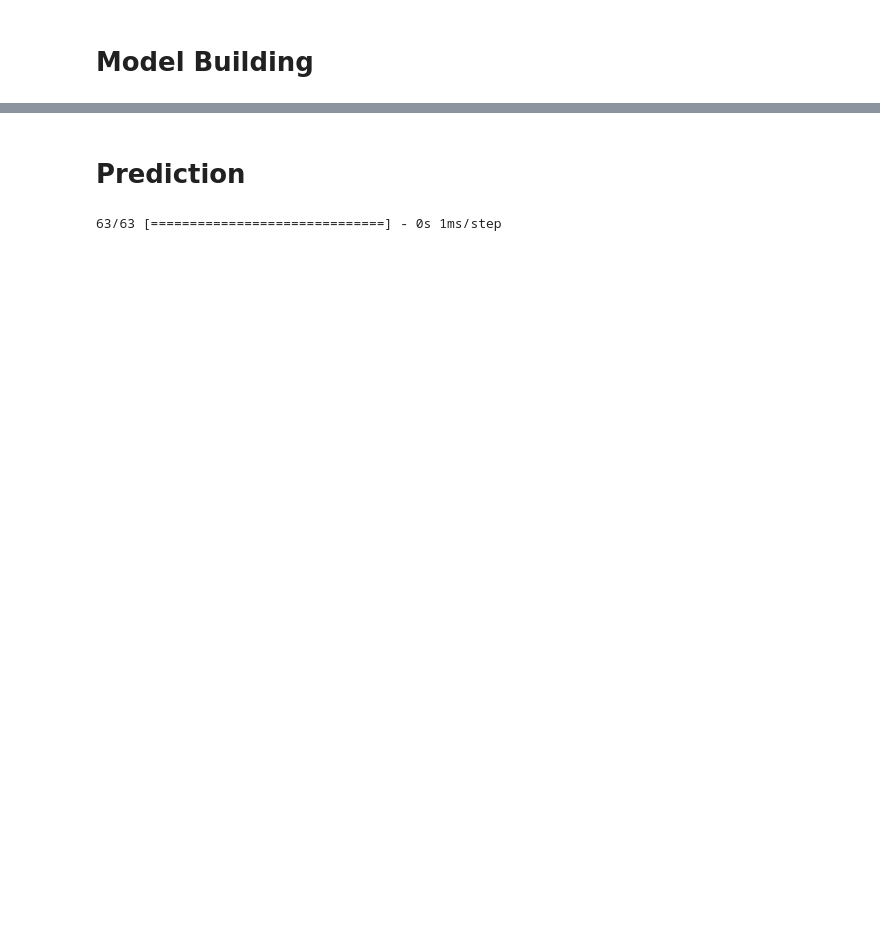
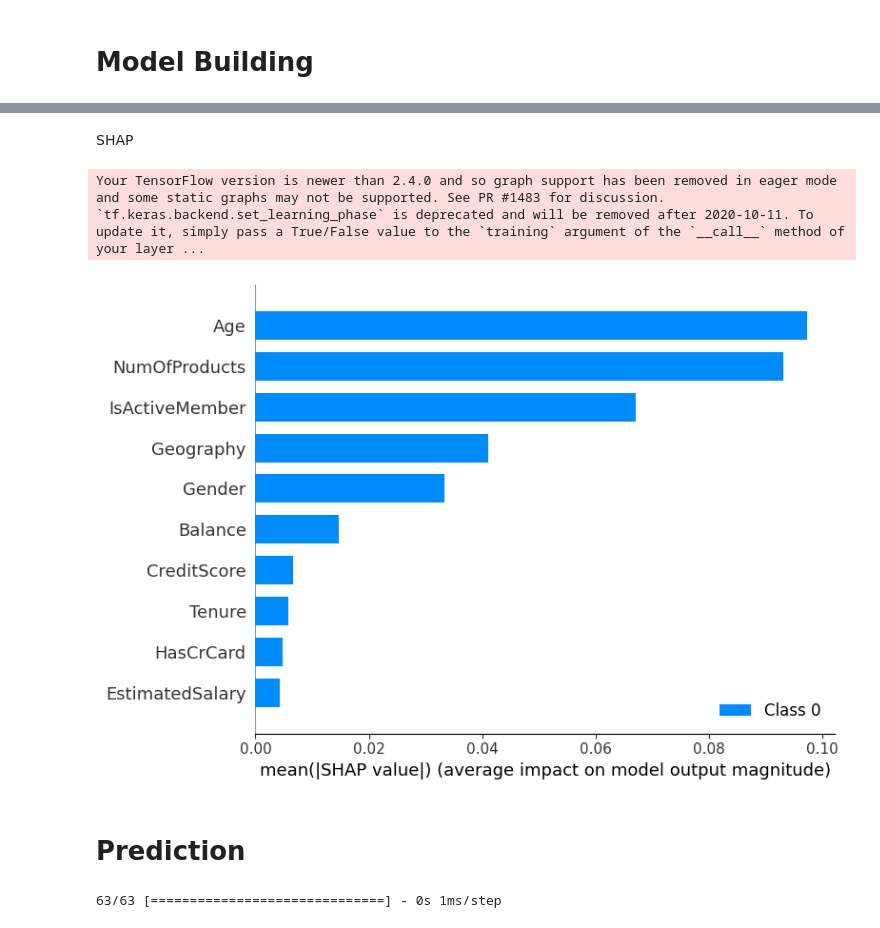
Before and after one commit to aastha2003gupta/customer-churn, a Jupyter notebook: bank-customer-churn.ipynb, the cells around one changed output, grey strips where cells are left out. Drawn from its saved outputs; the diff is of its cells as text; code cells hidden in the pictures; blank space fills up the shorter version.

Commit message:
Kaggle Notebook | bank_customer_churn | Version 2

```diff
--- a/bank-customer-churn.ipynb
+++ b/bank-customer-churn.ipynb
@@ -300,0 +331,2 @@ model.evaluate(x_test,y_test)
+# %% [markdown]
+SHAP
@@ -301,3 +335,16 @@ model.evaluate(x_test,y_test)
+# %%
+feature_names=x_train.columns
+# %%
+x_train_np = np.array(x_train)
+y_train_np = np.array(y_train)
+# %%
+explainer = shap.DeepExplainer(model, data=x_train_np[:100])
+shap_values = explainer.shap_values(x_train_np[:100], check_additivity=False)
+shap.summary_plot(shap_values, features=x_train_np[:100], feature_names=feature_names)
+# %% [output]
+Your TensorFlow version is newer than 2.4.0 and so graph support has been removed in eager mode and some static graphs may not be supported. See PR #1483 for discussion.
+`tf.keras.backend.set_learning_phase` is deprecated and will be removed after 2020-10-11. To update it, simply pass a True/False value to the `training` argument of the `__call__` method of your layer ...
+[figure, added]
 # %% [markdown]
 # Prediction
 # %%
```
Also changed, not shown: parts of 9 cells of this notebook.
